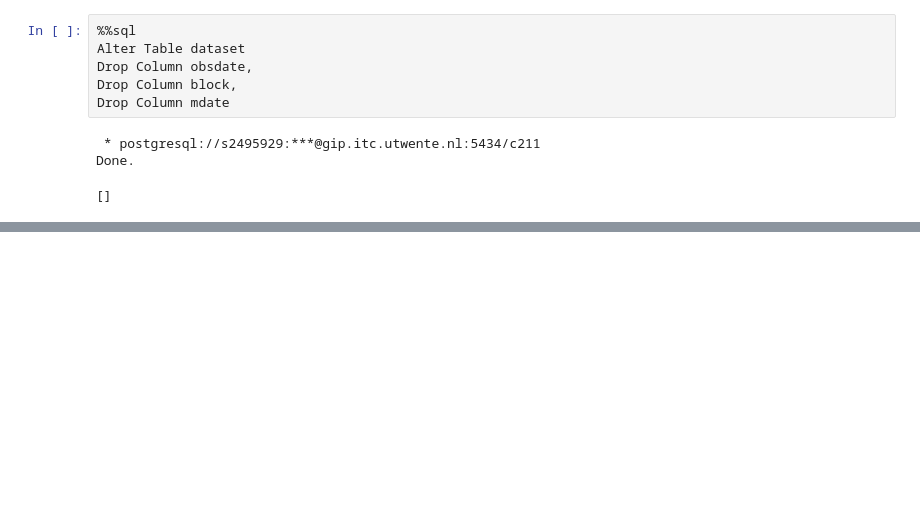
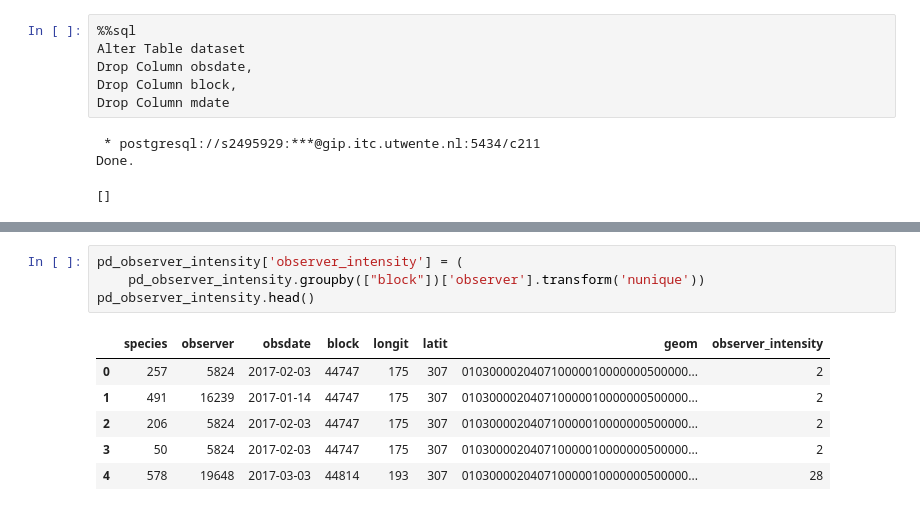
Before and after one commit to 3enedix/BGP_2021_B, a Jupyter notebook: observer_intensity_daily.ipynb, the cells around one changed output, grey strips where cells are left out. Cells and saved outputs as stored; diff of their text form; blank space fills up the shorter version.

```diff
--- a/observer_intensity_daily.ipynb
+++ b/observer_intensity_daily.ipynb
@@ -1253,0 +1273,11 @@ Done.
+# %%
+pd_observer_intensity['observer_intensity'] = (
+    pd_observer_intensity.groupby(["block"])['observer'].transform('nunique'))
+pd_observer_intensity.head()
+# %% [output]
+|  | species | observer | obsdate | block | longit | latit | geom | observer_intensity |
+| 0 | 257 | 5824 | 2017-02-03 | 44747 | 175 | 307 | 010300002040710000010000000500000... | 2 |
+| 1 | 491 | 16239 | 2017-01-14 | 44747 | 175 | 307 | 010300002040710000010000000500000... | 2 |
+| 2 | 206 | 5824 | 2017-02-03 | 44747 | 175 | 307 | 010300002040710000010000000500000... | 2 |
+| 3 | 50 | 5824 | 2017-02-03 | 44747 | 175 | 307 | 010300002040710000010000000500000... | 2 |
+| 4 | 578 | 19648 | 2017-03-03 | 44814 | 193 | 307 | 010300002040710000010000000500000... | 28 |
```
Also changed, not shown: parts of 6 cells of this notebook, 1 other file.
